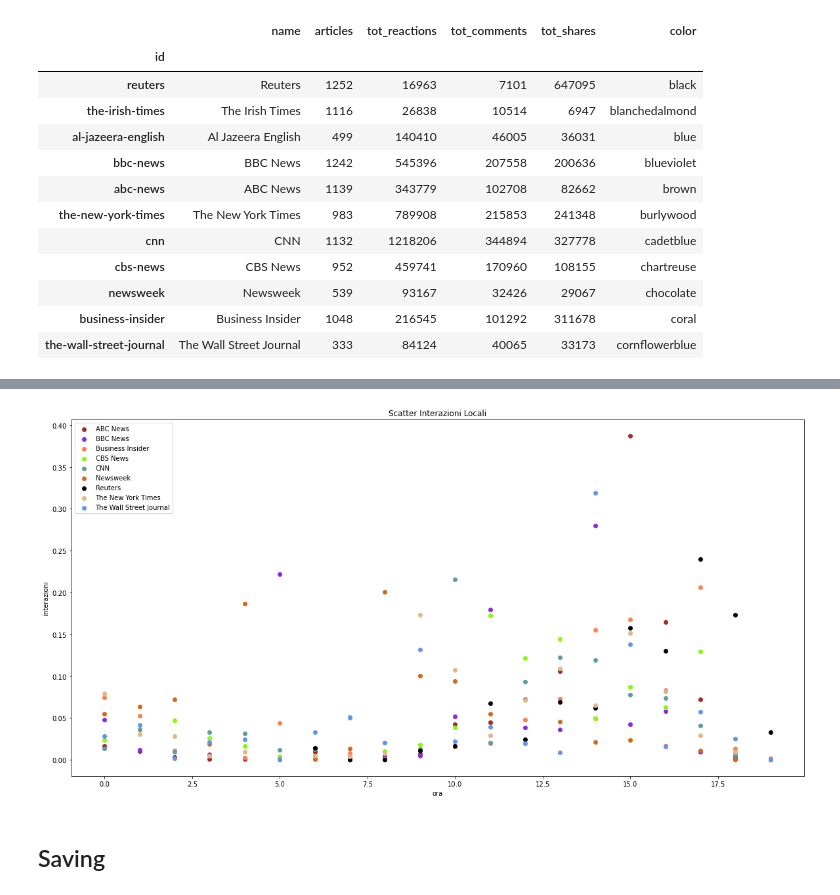
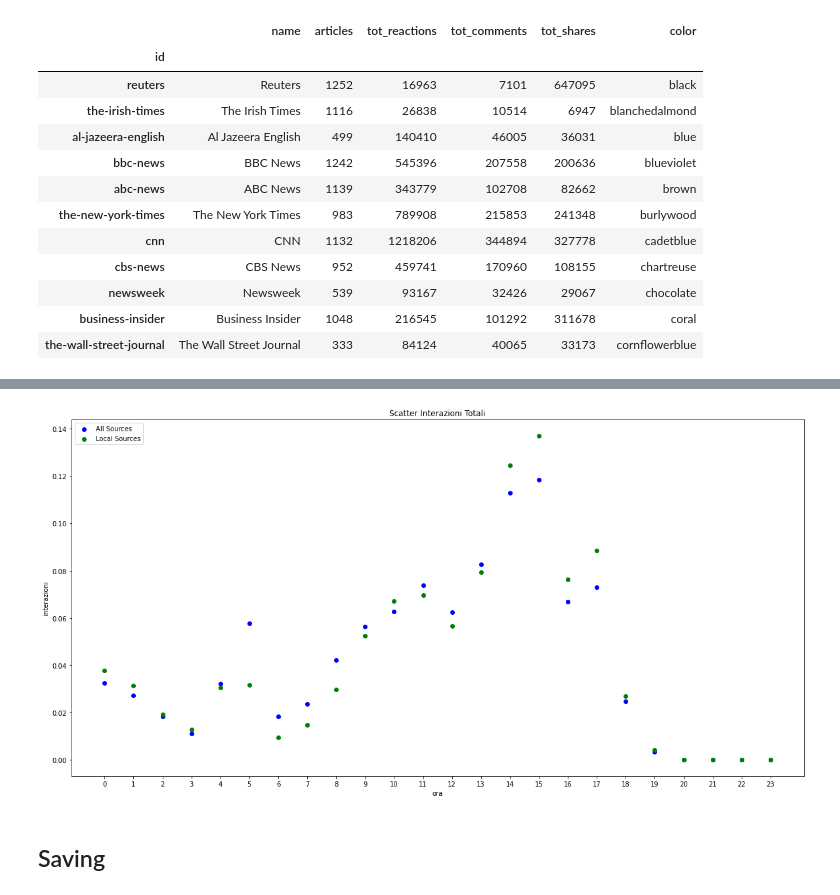
Before and after one commit to Peltrettir/phythonDataAnalysis, a Jupyter notebook: jupyter/Analisi Dati 2.ipynb, the cells around one changed output, grey strips where cells are left out. Cells and saved outputs as stored; diff of their text form; code cells hidden in the pictures.

```diff
--- a/jupyter/Analisi Dati 2.ipynb
+++ b/jupyter/Analisi Dati 2.ipynb
@@ -196,0 +213,10 @@ plot(fig, 'Scatter Interazioni', hourly_data)
+# %%
+hourly_data_local_tot = pd.Series(0,index=[x for x in range(hours)])
+
+
+for key in hourly_data_local.keys():
+    hourly_data_local_tot += hourly_data_local[key]
+
+count = len(hourly_data_local.keys())
+for x in range(hours):
+    hourly_data_local_tot[x] /= count
@@ -210,9 +231,9 @@ del hourly_data_local['al-jazeera-english']
-# %%
-fig3 = plt.figure(figsize=(20, 10.0), facecolor='w')
-
-plot(fig3, 'Scatter Interazioni Locali', hourly_data)
-# %% [output]
-[figure, removed]
+# %%
+ax.scatter(hourly_data_local_tot.index, hourly_data_local_tot.values, c = 'green', label= 'Local Sources')
+ax.legend(loc='upper left');
+fig2
+# %% [output]
+[figure, added]
 # %% [markdown]
 ## Saving
 # %%
```
Also changed, not shown: parts of 15 cells of this notebook, 16 other files.
